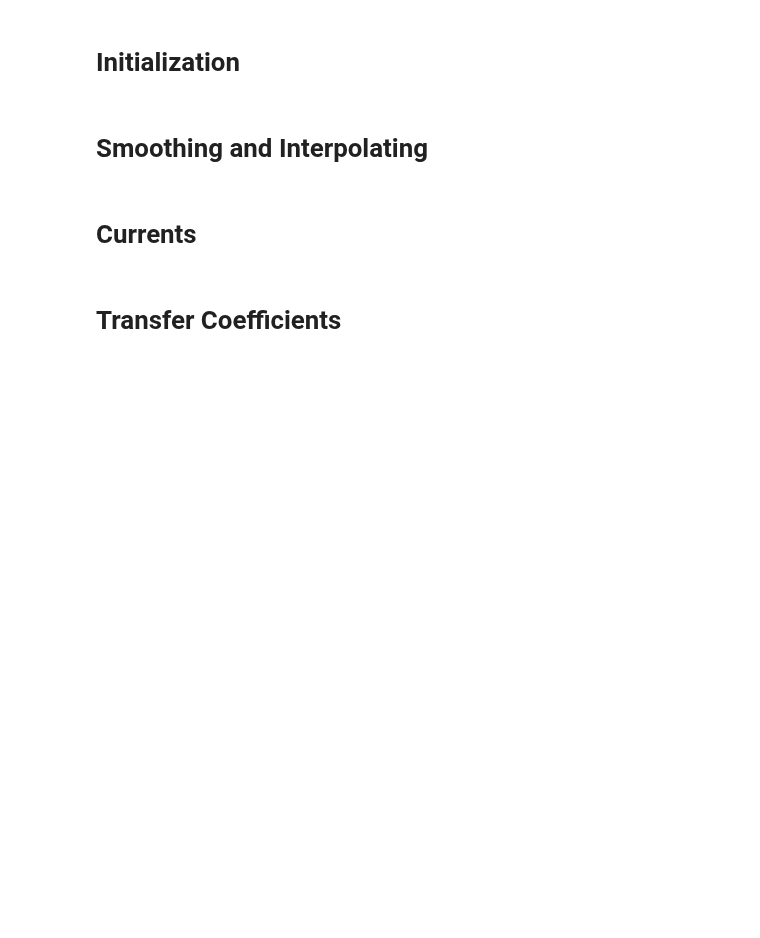
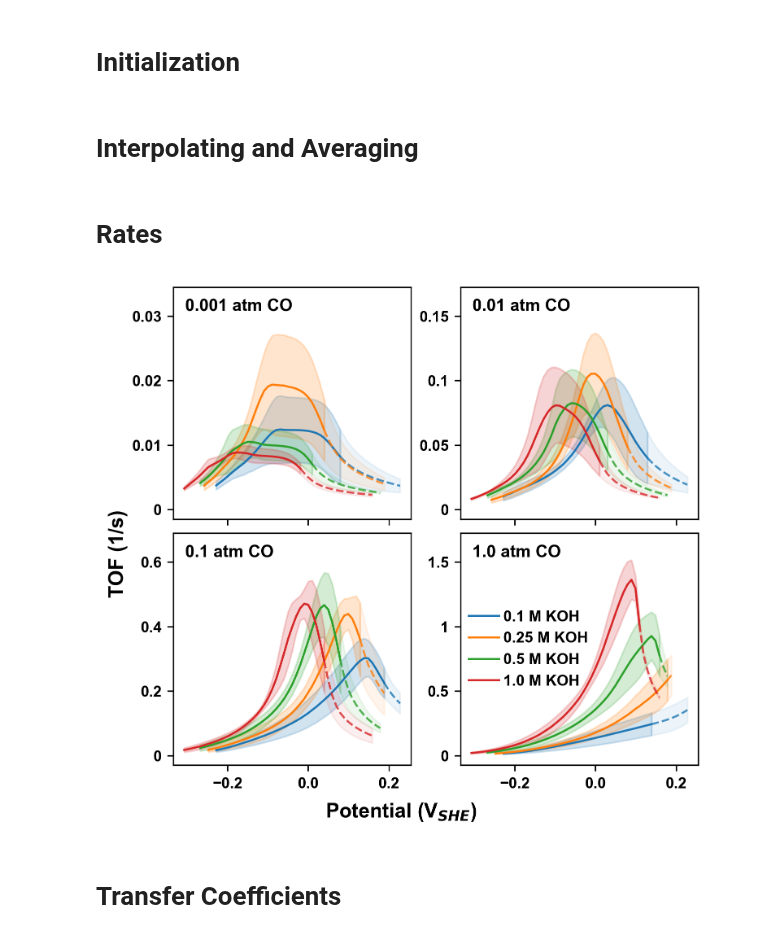
Before and after one commit to awasthivarun/MKM, a Jupyter notebook: CO_oxidation/Pt100_KOH_raw/preprocessing.ipynb, the cells around one changed output. Cells and saved outputs as stored; diff of their text form; code cells hidden in the pictures; blank space fills up the shorter version.

Commit message:
Raw rate fitting

```diff
--- a/CO_oxidation/Pt100_KOH_raw/preprocessing.ipynb
+++ b/CO_oxidation/Pt100_KOH_raw/preprocessing.ipynb
@@ -75,5 +71,5 @@ for C_KOH in C_KOH_list:
             subset = subset.dropna()
             experiments[(C_KOH, P_CO, trial)] = subset
 # %% [markdown]
-# Smoothing and Interpolating
+# Interpolating and Averaging
 # %%
@@ -141,3 +139,3 @@ for P_CO in P_CO_list:
         }
 # %% [markdown]
-# Currents
+# Rates
@@ -310,3 +142,52 @@ plt.tight_layout()
+# %%
+# Plot rates (TOF)
+
+fig, axes = plt.subplots(2, 2, figsize=(5.0, 4.5), dpi=300, sharex=True)
+axes = axes.flatten()
+titles = ["0.001 atm CO", "0.01 atm CO", "0.1 atm CO", "1.0 atm CO"]
+y_limits = {"0.001 atm CO": 0.03, "0.01 atm CO": 0.15, "0.1 atm CO": 0.6, "1.0 atm CO": 1.5}
+
+for i, (ax, title_str) in enumerate(zip(axes, titles)):
+    P_CO, y_max = P_CO_list[i], y_limits[titles[i]]
+
+    for C_KOH in C_KOH_list:
+        d = experiments_mean[(C_KOH, P_CO)]
+
+        # Solid = truncated region used for fitting
+        line, = ax.plot(d['truncated_E'], d['truncated_rate'], lw=1.2, label=f'{C_KOH} M KOH')
+        color = line.get_color()
+        ax.fill_between(
+            d['truncated_E'],
+            d['truncated_rate'] - d['truncated_rate_SD'],
+            d['truncated_rate'] + d['truncated_rate_SD'],
+            color=color,
+            alpha=0.2,
+        )
+
+        # Dashed = truncated-off tail (untruncated data beyond truncated_E)
+        mask = d['E'] >= np.max(d['truncated_E'])
+        E_t, r_t = d['E'][mask], d['rate'][mask]
+        err_t = d['rate_SD'][mask]
+
+        ax.plot(E_t, r_t, color=color, lw=1.2, ls='--', alpha=0.8)
+        ax.fill_between(E_t, r_t - err_t, r_t + err_t, color=color, alpha=0.08)
+
+    ticks = [0, y_max / 3, 2 * y_max / 3, y_max]
+    ax.set_yticks(ticks)
+    ax.set_yticklabels([f'{v:.3g}' for v in ticks])
+    ax.set_ylim(-0.05 * y_max, y_max + (0.15 * y_max))
+    ax.tick_params(labelsize=9)
+    ax.text(0.05, 0.95, title_str, transform=ax.transAxes, fontsize=10, fontweight='bold', va='top')
+    if i == 3:
+        ax.legend(fontsize=9, frameon=False, loc='center left')
+
+fig.supxlabel(r'Potential (V$_{SHE}$)', fontsize=12, fontweight='bold')
+fig.supylabel('TOF (1/s)', fontsize=12, fontweight='bold')
+plt.tight_layout(pad=0.4)
+# plt.savefig('fig_Pt100_KOH_TOF.svg', dpi=300)
+plt.show()
+# %% [output]
+[figure, added]
 # %%
 # Load Todd's alpha data + classification
 
```
Also changed, not shown: parts of 17 cells of this notebook, 25 other files.
